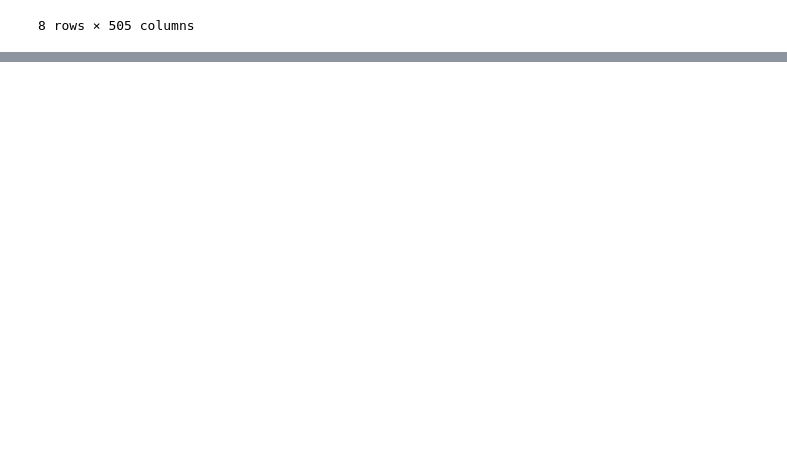
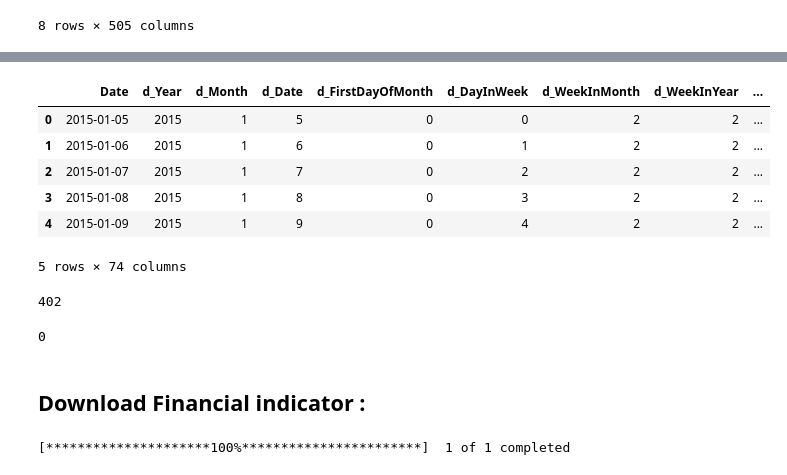
Before and after one commit to ken-365/trend_forecast, a Jupyter notebook: 03notebook/get_stock_price.ipynb, the cells around one changed output, grey strips where cells are left out. Saved outputs shown, nothing was run; the diff lists cells and outputs as text; code cells hidden in the pictures; blank space fills up the shorter version.

```diff
--- a/03notebook/get_stock_price.ipynb
+++ b/03notebook/get_stock_price.ipynb
@@ -157,0 +191,11 @@ GGTrendAllTimeMonthly.describe()
+# %%
+General_data = pd.date_range('2014-12-31','2020-12-28')
+General_data = pd.DataFrame({"Date" :General_data
+                            ,"d_Year" :General_data.year
+                            ,"d_Month":General_data.month
+                            ,"d_Date" :General_data.day
+                            ,"d_FirstDayOfMonth":General_data.is_month_start.astype('int')
+                            ,"d_DayInWeek":General_data.dayofweek
+                            ,"d_WeekInMonth":General_data.week
+                            ,"d_WeekInYear": General_data.weekofyear })
+General_data.head(4)
@@ -157,0 +208,3 @@ GGTrendAllTimeMonthly.describe()
+# %%
+General_data.Date = General_data.Date.astype('str').str.split(' ').str[0]
+General_data.info()
@@ -157,0 +227,32 @@ GGTrendAllTimeMonthly.describe()
+# %%
+# get each file name
+filelist = os.listdir().copy()
+name_filelist = np.array([name.split('.') for name in filelist])[:,0]
+
+for File in filelist:
+    TempData = pd.read_csv(File)
+    TempData.columns = File.split('.')[0] +TempData.columns
+    General_data = pd.merge(General_data,TempData, left_on= "Date", right_on= File.split('.')[0]+"Date" )
+    General_data = General_data.drop(File.split('.')[0]+"Date", 1 )
+General_data.head()
+# %% [output]
+|  | Date | d_Year | d_Month | d_Date | d_FirstDayOfMonth | d_DayInWeek | d_WeekInMonth | d_WeekInYear | ... |
+| 0 | 2015-01-05 | 2015 | 1 | 5 | 0 | 0 | 2 | 2 | ... |
+| 1 | 2015-01-06 | 2015 | 1 | 6 | 0 | 1 | 2 | 2 | ... |
+| 2 | 2015-01-07 | 2015 | 1 | 7 | 0 | 2 | 2 | 2 | ... |
+| 3 | 2015-01-08 | 2015 | 1 | 8 | 0 | 3 | 2 | 2 | ... |
+| 4 | 2015-01-09 | 2015 | 1 | 9 | 0 | 4 | 2 | 2 | ... |
+5 rows × 74 columns
+# %%
+# na
+General_data.isna().sum().sum()
+# Fill NaN by using 'Forward Fill' since all columns with blanks are time series data
+# Filling the NaN data with the data in previous record might be the most appropriate way
+# %% [output]
+402
+# %%
+General_data = General_data.fillna(method = 'ffill', axis = 0 , limit = None)
+# na
+General_data.isna().sum().sum()
+# %% [output]
+0
@@ -157,0 +261,2 @@ GGTrendAllTimeMonthly.describe()
+# %% [markdown]
+## Download Financial indicator :
@@ -157,0 +290,4 @@ GGTrendAllTimeMonthly.describe()
+# %%
+df = stock_retrived('TSLA',30,'1d')
+# %% [output]
+[*********************100%***********************]  1 of 1 completed
```
Also changed, not shown: parts of 29 cells of this notebook, 2 other files.
